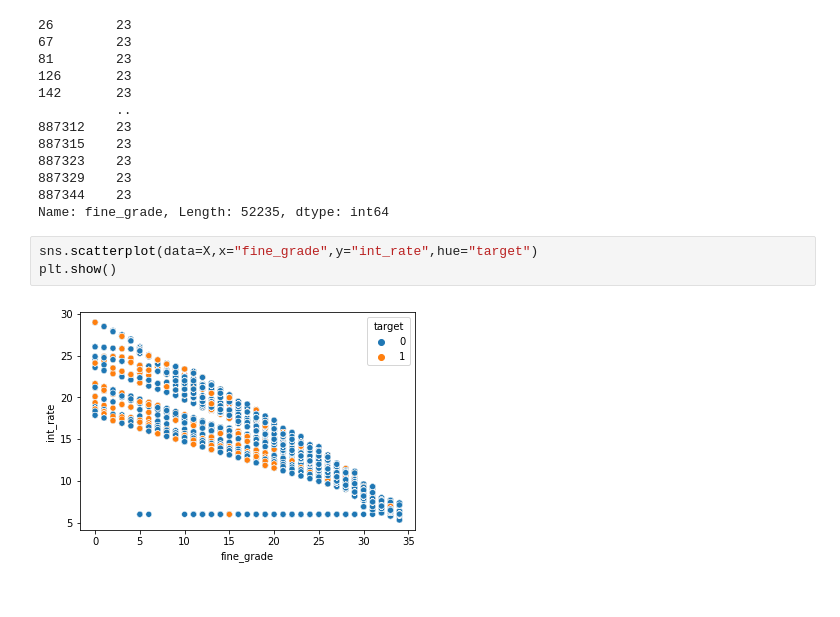
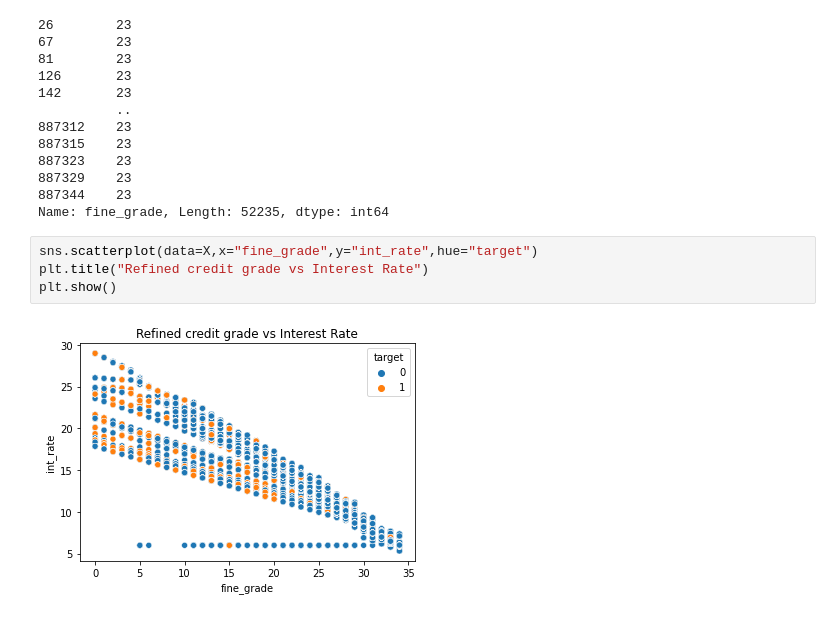
Before and after one commit to ronsperber/Lending-Club, a Jupyter notebook: lending_club.ipynb, the cells around one changed output. Drawn from its saved outputs; the diff is of its cells as text.

```diff
--- a/lending_club.ipynb
+++ b/lending_club.ipynb
@@ -1518,6 +1518,7 @@ X[X.sub_grade=="C2"].fine_grade
 Name: fine_grade, Length: 52235, dtype: int64
 # %%
 sns.scatterplot(data=X,x="fine_grade",y="int_rate",hue="target")
+plt.title("Refined credit grade vs Interest Rate")
 plt.show()
 # %% [output]
-[figure, old version]
+[figure, new version]
```
Also changed, not shown: parts of 33 cells of this notebook.
